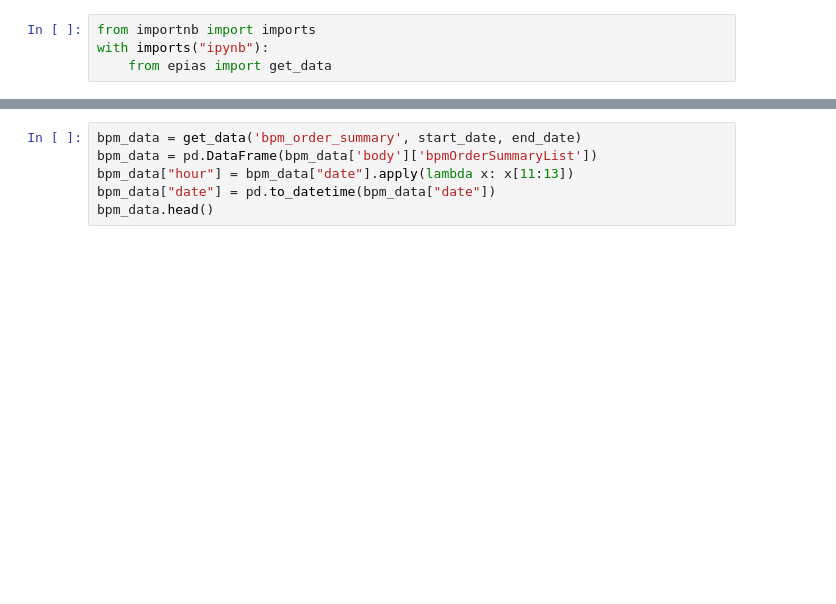
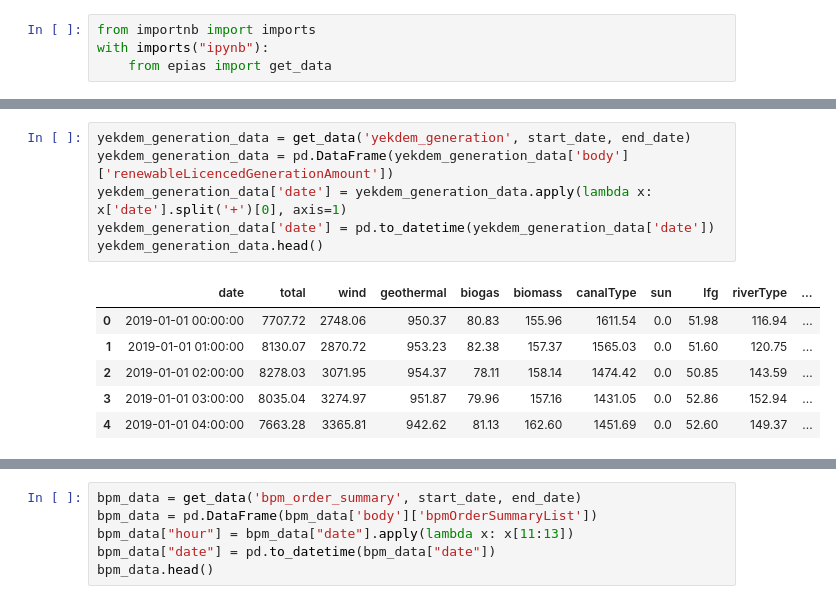
Before and after one commit to MuhammedNecatiPolat/TurkishEnergyMarkets, a Jupyter notebook: data_preperation.ipynb, the cells around one changed output, grey strips where cells are left out. Cells and saved outputs as stored; diff of their text form; blank space fills up the shorter version.

```diff
--- a/data_preperation.ipynb
+++ b/data_preperation.ipynb
@@ -12,0 +19,13 @@ end_date = '2019-12-31'
+# %%
+yekdem_generation_data = get_data('yekdem_generation', start_date, end_date)
+yekdem_generation_data = pd.DataFrame(yekdem_generation_data['body']['renewableLicencedGenerationAmount'])
+yekdem_generation_data['date'] = yekdem_generation_data.apply(lambda x: x['date'].split('+')[0], axis=1)
+yekdem_generation_data['date'] = pd.to_datetime(yekdem_generation_data['date'])
+yekdem_generation_data.head()
+# %% [output]
+|  | date | total | wind | geothermal | biogas | biomass | canalType | sun | lfg | riverType | ... |
+| 0 | 2019-01-01 00:00:00 | 7707.72 | 2748.06 | 950.37 | 80.83 | 155.96 | 1611.54 | 0.0 | 51.98 | 116.94 | ... |
+| 1 | 2019-01-01 01:00:00 | 8130.07 | 2870.72 | 953.23 | 82.38 | 157.37 | 1565.03 | 0.0 | 51.60 | 120.75 | ... |
+| 2 | 2019-01-01 02:00:00 | 8278.03 | 3071.95 | 954.37 | 78.11 | 158.14 | 1474.42 | 0.0 | 50.85 | 143.59 | ... |
+| 3 | 2019-01-01 03:00:00 | 8035.04 | 3274.97 | 951.87 | 79.96 | 157.16 | 1431.05 | 0.0 | 52.86 | 152.94 | ... |
+| 4 | 2019-01-01 04:00:00 | 7663.28 | 3365.81 | 942.62 | 81.13 | 162.60 | 1451.69 | 0.0 | 52.60 | 149.37 | ... |
```
Also changed, not shown: parts of 5 cells of this notebook, 9 other files.
